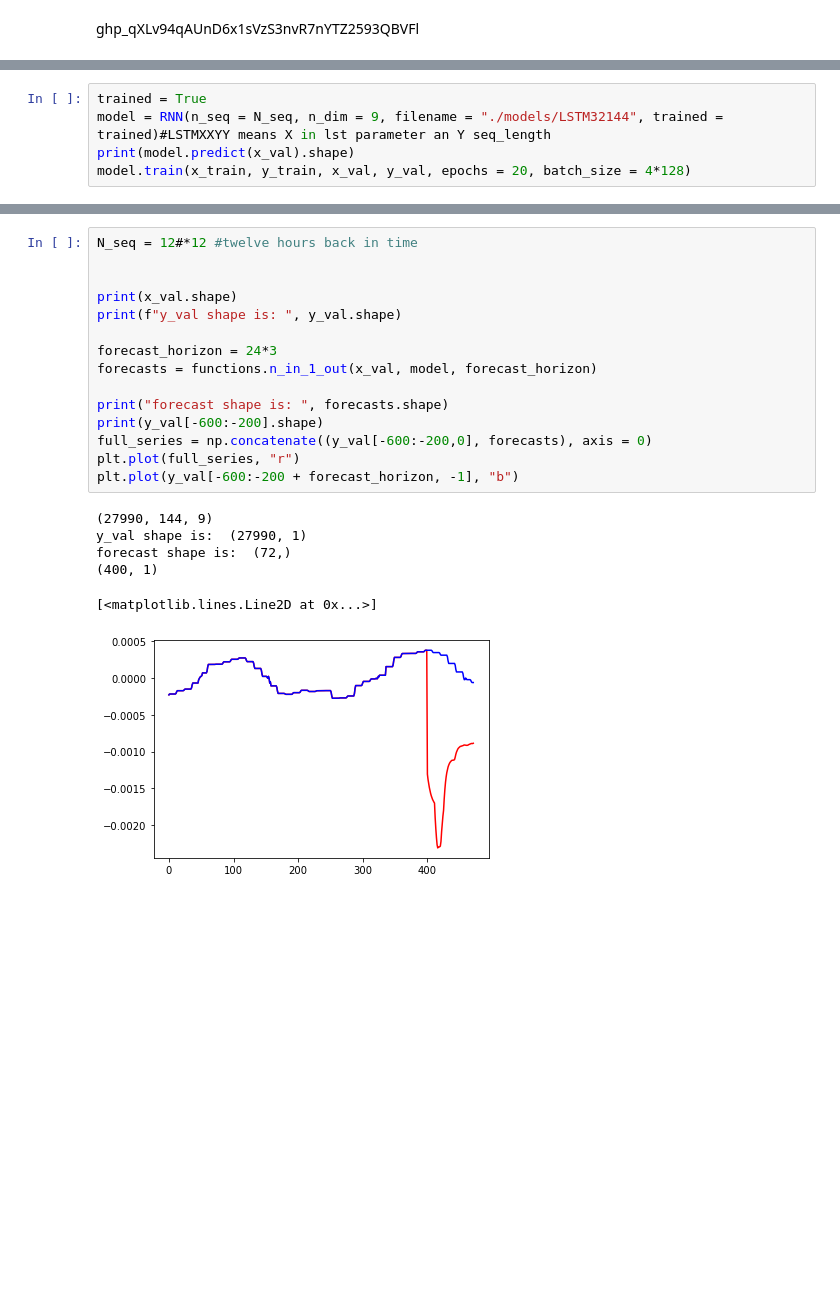
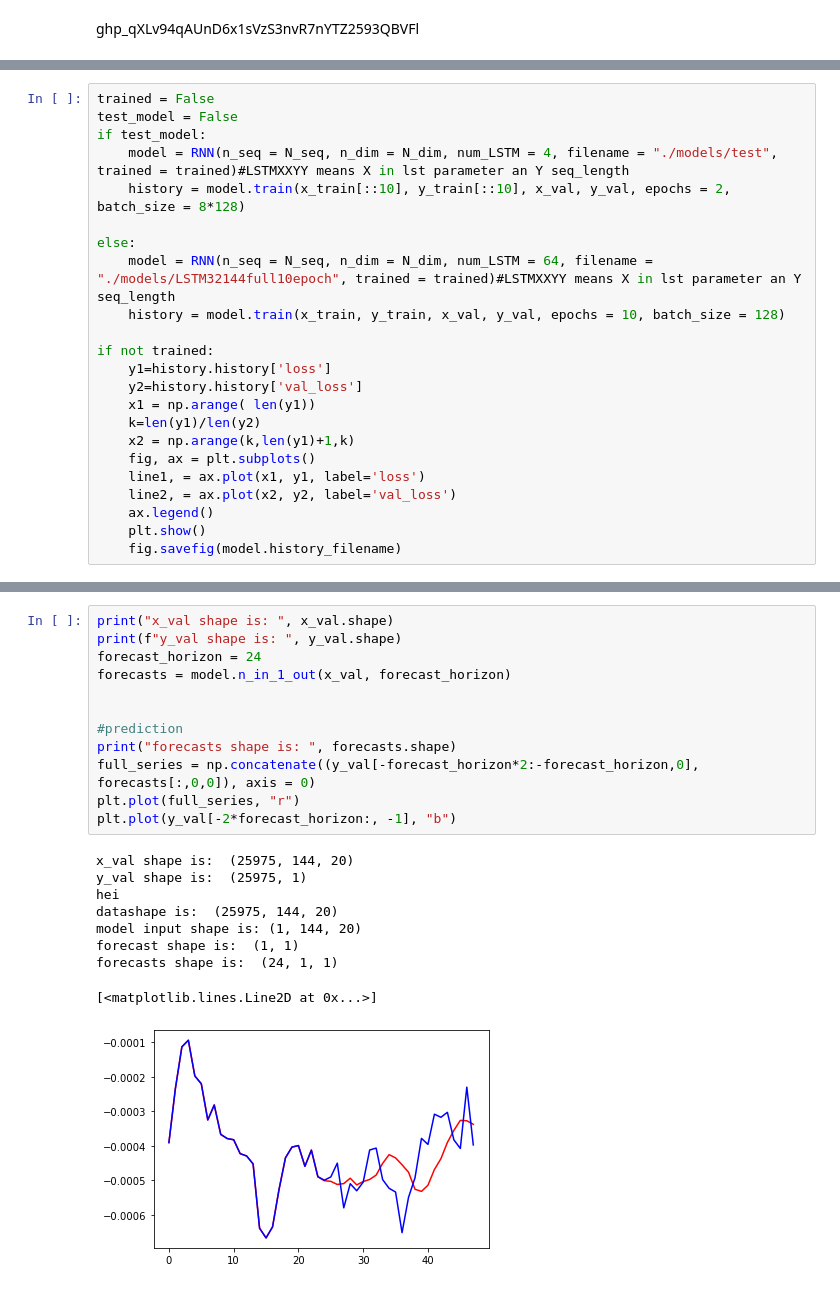
Before and after one commit to Siperjack/Deep_Learning_Projects, a Jupyter notebook: A3/main.ipynb, the cells around one changed output, grey strips where cells are left out. Cells and saved outputs as stored; diff of their text form; blank space fills up the shorter version.

```diff
--- a/A3/main.ipynb
+++ b/A3/main.ipynb
@@ -178,6 +285,24 @@ y_val shape is:  (27990, 1)
 # %%
-trained = True
-model = RNN(n_seq = N_seq, n_dim = 9, filename = "./models/LSTM32144", trained = trained)#LSTMXXYY means X in lst parameter an Y seq_length
-print(model.predict(x_val).shape)
-model.train(x_train, y_train, x_val, y_val, epochs = 20, batch_size = 4*128)
+trained = False
+test_model = False
+if test_model:
+    model = RNN(n_seq = N_seq, n_dim = N_dim, num_LSTM = 4, filename = "./models/test", trained = trained)#LSTMXXYY means X in lst parameter an Y seq_length
+    history = model.train(x_train[::10], y_train[::10], x_val, y_val, epochs = 2, batch_size = 8*128)
+
+else:
+    model = RNN(n_seq = N_seq, n_dim = N_dim, num_LSTM = 64, filename = "./models/LSTM32144full10epoch", trained = trained)#LSTMXXYY means X in lst parameter an Y seq_length
+    history = model.train(x_train, y_train, x_val, y_val, epochs = 10, batch_size = 128)
+
+if not trained:
+    y1=history.history['loss']
+    y2=history.history['val_loss']
+    x1 = np.arange( len(y1))
+    k=len(y1)/len(y2)
+    x2 = np.arange(k,len(y1)+1,k)
+    fig, ax = plt.subplots()
+    line1, = ax.plot(x1, y1, label='loss')
+    line2, = ax.plot(x2, y2, label='val_loss')
+    ax.legend()
+    plt.show()
+    fig.savefig(model.history_filename)
 # %% [output]
@@ -202,22 +327,22 @@ model is already trained
 # %%
-N_seq = 12#*12 #twelve hours back in time
+print("x_val shape is: ", x_val.shape)
+print(f"y_val shape is: ", y_val.shape)
+forecast_horizon = 24
+forecasts = model.n_in_1_out(x_val, forecast_horizon)
 
 
-print(x_val.shape)
-print(f"y_val shape is: ", y_val.shape)
-
-forecast_horizon = 24*3
-forecasts = functions.n_in_1_out(x_val, model, forecast_horizon)
-
-print("forecast shape is: ", forecasts.shape)
-print(y_val[-600:-200].shape)
-full_series = np.concatenate((y_val[-600:-200,0], forecasts), axis = 0)
+#prediction
+print("forecasts shape is: ", forecasts.shape)
+full_series = np.concatenate((y_val[-forecast_horizon*2:-forecast_horizon,0], forecasts[:,0,0]), axis = 0)
 plt.plot(full_series, "r")
-plt.plot(y_val[-600:-200 + forecast_horizon, -1], "b")
+plt.plot(y_val[-2*forecast_horizon:, -1], "b")
 # %% [output]
-(27990, 144, 9)
-y_val shape is:  (27990, 1)
-forecast shape is:  (72,)
-(400, 1)
+x_val shape is:  (25975, 144, 20)
+y_val shape is:  (25975, 1)
+hei
+datashape is:  (25975, 144, 20)
+model input shape is: (1, 144, 20)
+forecast shape is:  (1, 1)
+forecasts shape is:  (24, 1, 1)
 [<matplotlib.lines.Line2D at 0x...>]
-[figure, old version]
+[figure, new version]
```
Also changed, not shown: parts of 15 cells of this notebook, 12 other files.
